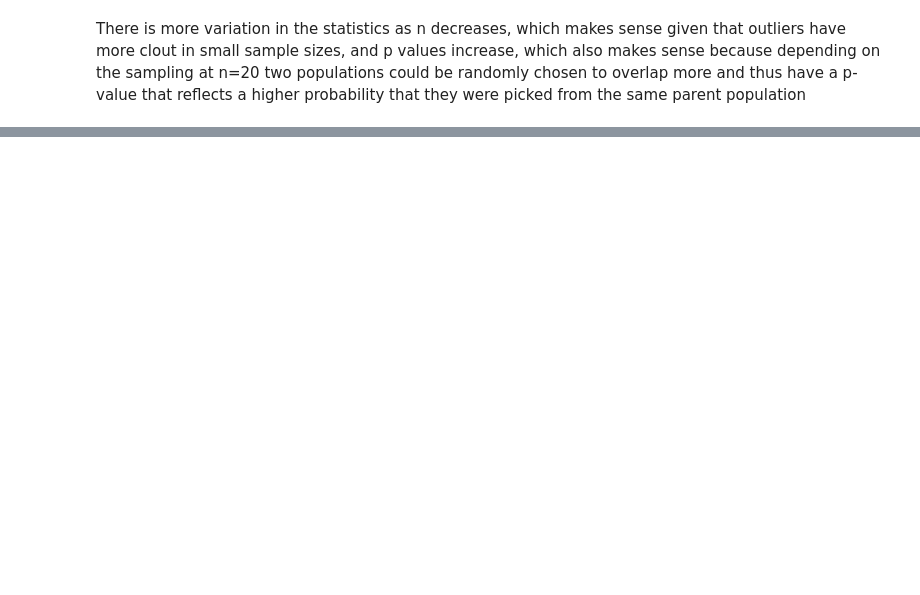
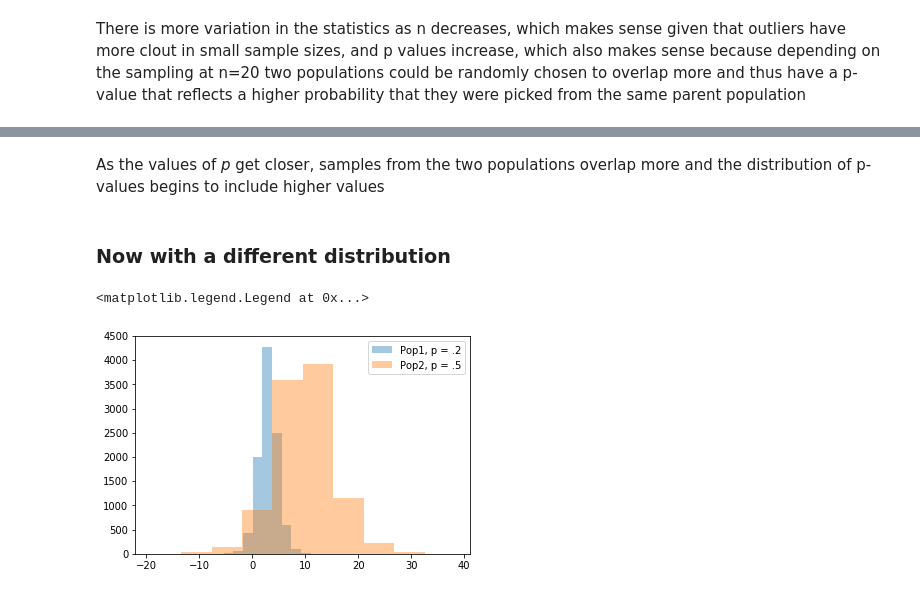
Before and after one commit to jordanplanders/Thinkful, a Jupyter notebook: Unit 3/3-3-7.ipynb, the cells around one changed output, grey strips where cells are left out. Cells and saved outputs as stored; diff of their text form; code cells hidden in the pictures; blank space fills up the shorter version.

```diff
--- a/Unit 3/3-3-7.ipynb
+++ b/Unit 3/3-3-7.ipynb
@@ -166,0 +160,14 @@ print(t_stat)
+# %% [markdown]
+As the values of *p* get closer, samples from the two populations overlap more and the distribution of p-values begins to include higher values
+# %% [markdown]
+### Now with a different distribution
+# %%
+pop1 = np.random.logistic(3, 1, 10000)
+pop2 = np.random.logistic(10, 3, 10000)
+
+plt.hist(pop1, alpha = .4, label ='Pop1, p = .2')
+plt.hist(pop2, alpha = .4, label ='Pop2, p = .5')
+plt.legend(loc = 'upper right')
+# %% [output]
+<matplotlib.legend.Legend at 0x...>
+[figure, added]
```
Also changed, not shown: parts of 19 cells of this notebook.
